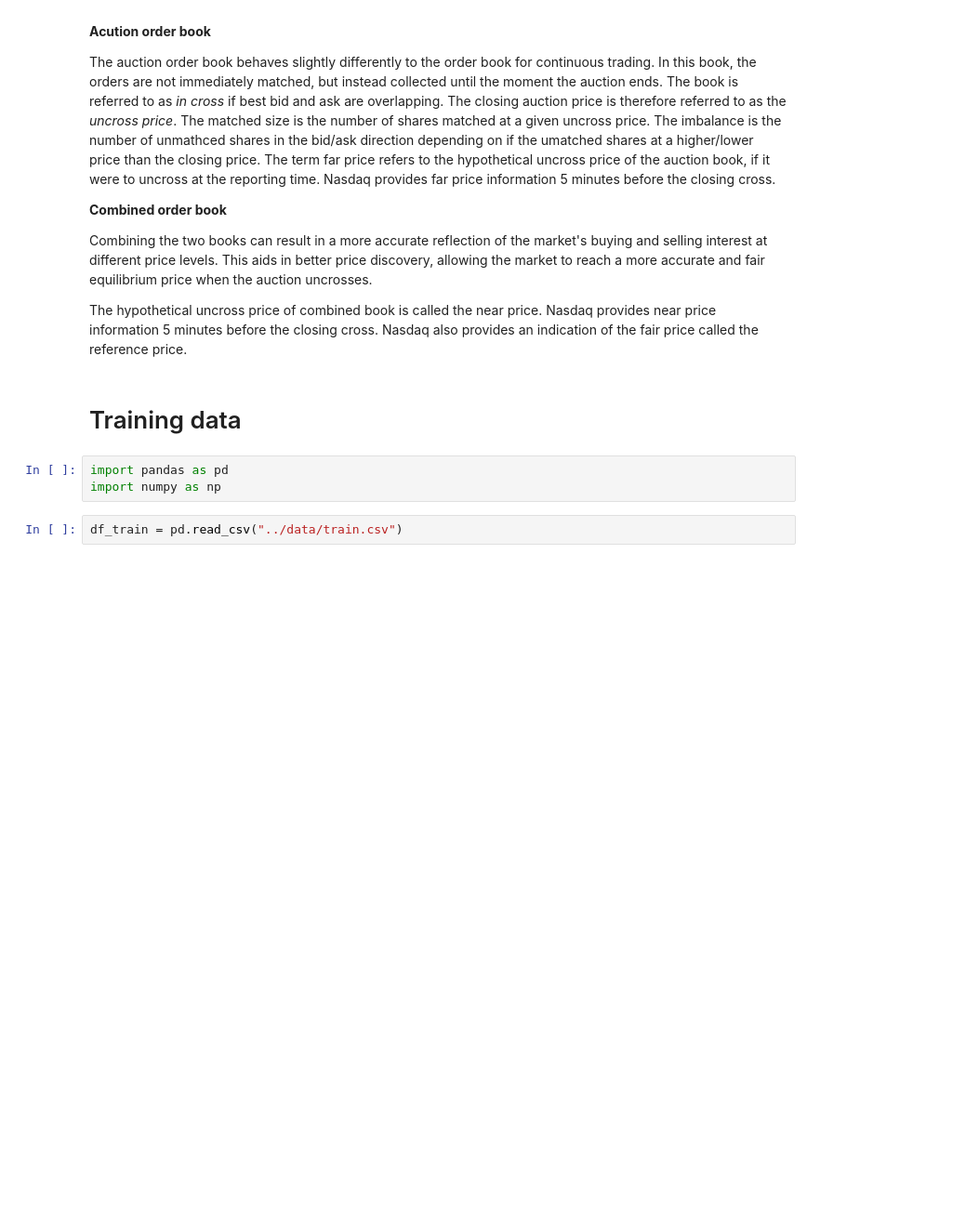
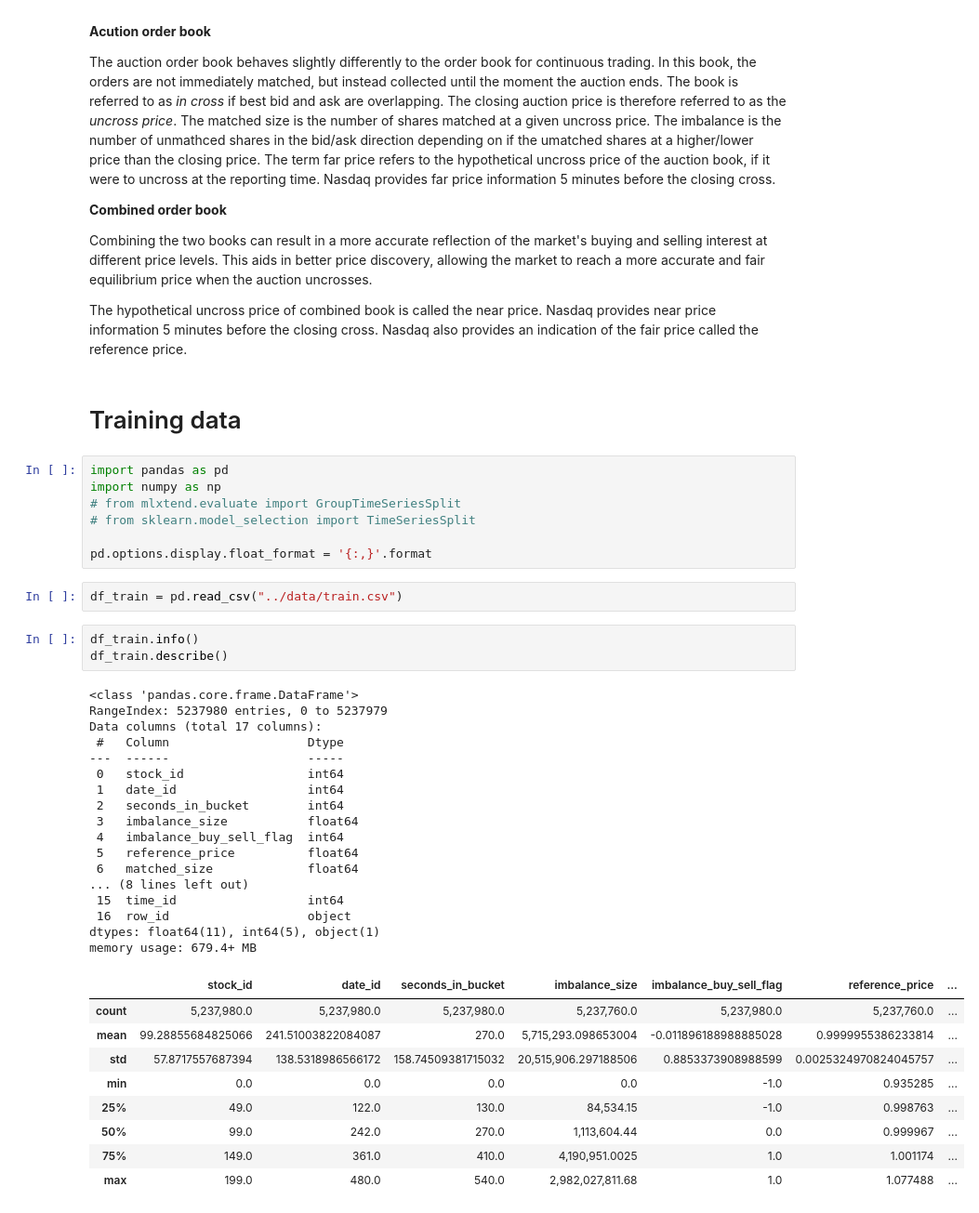
Before and after one commit to martin-svensson/Kaggle_Optiver_Trading-at-the-close, a Jupyter notebook: src/EDA.ipynb, the cells around one changed output. Shown at 93% size. Cells and saved outputs as stored; diff of their text form; blank space fills up the shorter version.

```diff
--- a/src/EDA.ipynb
+++ b/src/EDA.ipynb
@@ -35,8 +43,42 @@ We are challenged to develop a model capable of predicting the closing price mov
 # %%
 import pandas as pd
 import numpy as np
+# from mlxtend.evaluate import GroupTimeSeriesSplit
+# from sklearn.model_selection import TimeSeriesSplit
+
+pd.options.display.float_format = '{:,}'.format
 # %%
 df_train = pd.read_csv("../data/train.csv")
+# %%
+df_train.info()
+df_train.describe()
+# %% [output]
+<class 'pandas.core.frame.DataFrame'>
+RangeIndex: 5237980 entries, 0 to 5237979
+Data columns (total 17 columns):
+ #   Column                   Dtype
+---  ------                   -----
+ 0   stock_id                 int64
+ 1   date_id                  int64
+ 2   seconds_in_bucket        int64
+ 3   imbalance_size           float64
+ 4   imbalance_buy_sell_flag  int64
+ 5   reference_price          float64
+ 6   matched_size             float64
+... (8 lines left out)
+ 15  time_id                  int64
+ 16  row_id                   object
+dtypes: float64(11), int64(5), object(1)
+memory usage: 679.4+ MB
+|  | stock_id | date_id | seconds_in_bucket | imbalance_size | imbalance_buy_sell_flag | reference_price | ... |
+| count | 5,237,980.0 | 5,237,980.0 | 5,237,980.0 | 5,237,760.0 | 5,237,980.0 | 5,237,760.0 | ... |
+| mean | 99.28855684825066 | 241.51003822084087 | 270.0 | 5,715,293.098653004 | -0.011896188988885028 | 0.9999955386233814 | ... |
+| std | 57.8717557687394 | 138.5318986566172 | 158.74509381715032 | 20,515,906.297188506 | 0.8853373908988599 | 0.0025324970824045757 | ... |
+| min | 0.0 | 0.0 | 0.0 | 0.0 | -1.0 | 0.935285 | ... |
+| 25% | 49.0 | 122.0 | 130.0 | 84,534.15 | -1.0 | 0.998763 | ... |
+| 50% | 99.0 | 242.0 | 270.0 | 1,113,604.44 | 0.0 | 0.999967 | ... |
+| 75% | 149.0 | 361.0 | 410.0 | 4,190,951.0025 | 1.0 | 1.001174 | ... |
+| max | 199.0 | 480.0 | 540.0 | 2,982,027,811.68 | 1.0 | 1.077488 | ... |
 # %%
 df_train.head()
 # %% [output]
```
Also changed, not shown: parts of 17 cells of this notebook, 3 other files.
